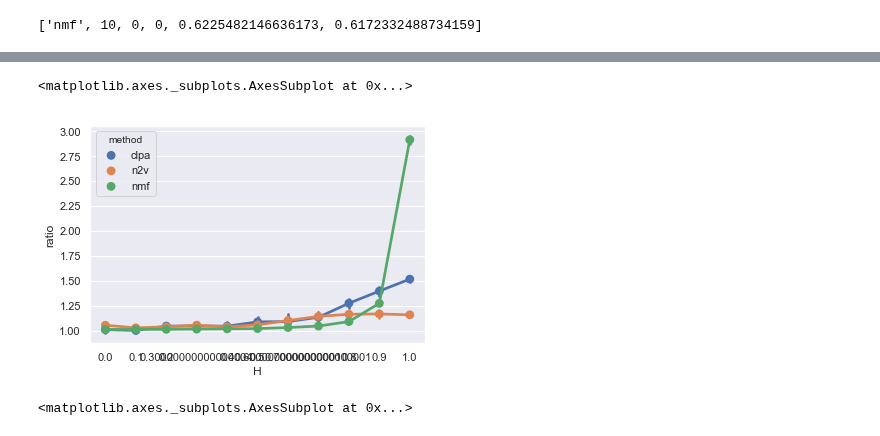
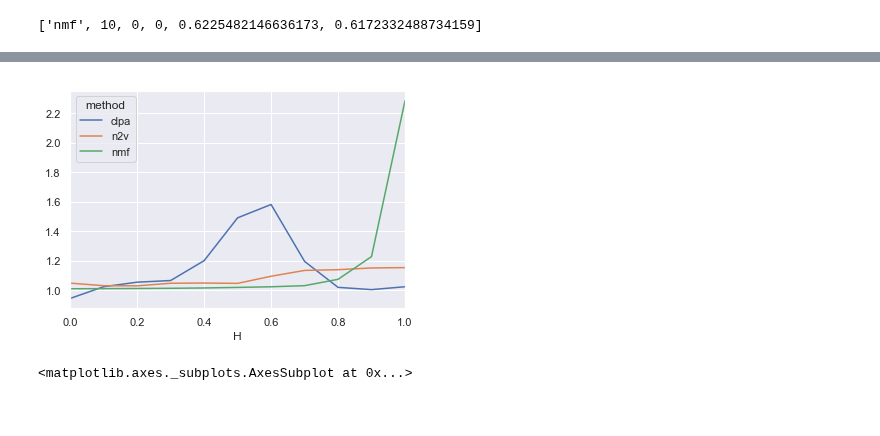
Before and after one commit to FedericoCinus/WoMG, a Jupyter notebook: node2interests/Plot_comparison_methods.ipynb, the cells around one changed output, grey strips where cells are left out. Saved outputs shown, nothing was run; the diff lists cells and outputs as text; code cells hidden in the pictures.

Commit message:
plots changes

```diff
--- a/node2interests/Plot_comparison_methods.ipynb
+++ b/node2interests/Plot_comparison_methods.ipynb
@@ -242,11 +242,11 @@ df.head()
 # %%
 import seaborn as sns
 sns.set()
-#pd.pivot_table(data=df, values="ratio",columns="method",index="H", aggfunc=np.mean).plot()
-sns.pointplot(data=df, x='H', y='ratio', hue='method')
+pd.pivot_table(data=df, values="ratio",columns="method",index="H", aggfunc=np.mean).plot()
+#sns.pointplot(data=df, x='H', y='ratio', hue='method', )
+plt.savefig('Plots/comparison-plot.pdf')
 # %% [output]
-<matplotlib.axes._subplots.AxesSubplot at 0x...>
-[figure, old version]
+[figure, new version]
 # %%
 pd.pivot_table(data=df, values="diff",columns="method",index="H", aggfunc=np.mean).plot()
 # %% [output]
```
Also changed, not shown: parts of 3 cells of this notebook, 6 other files.
